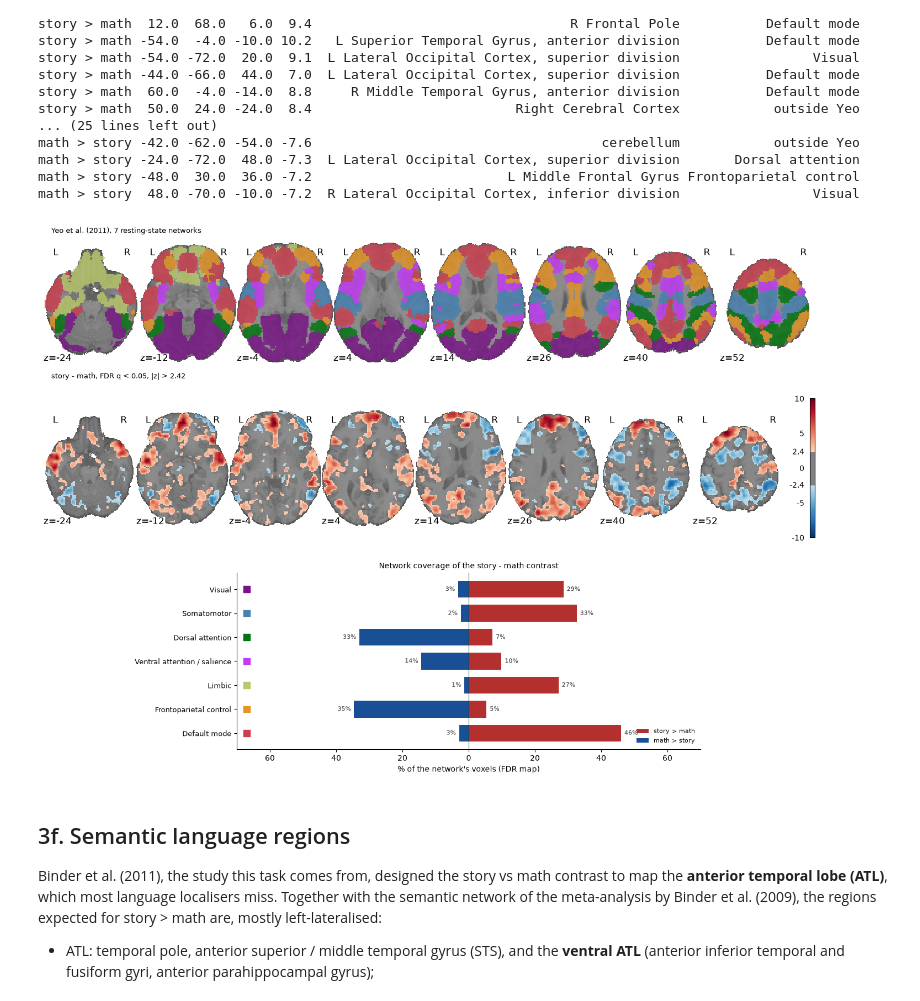
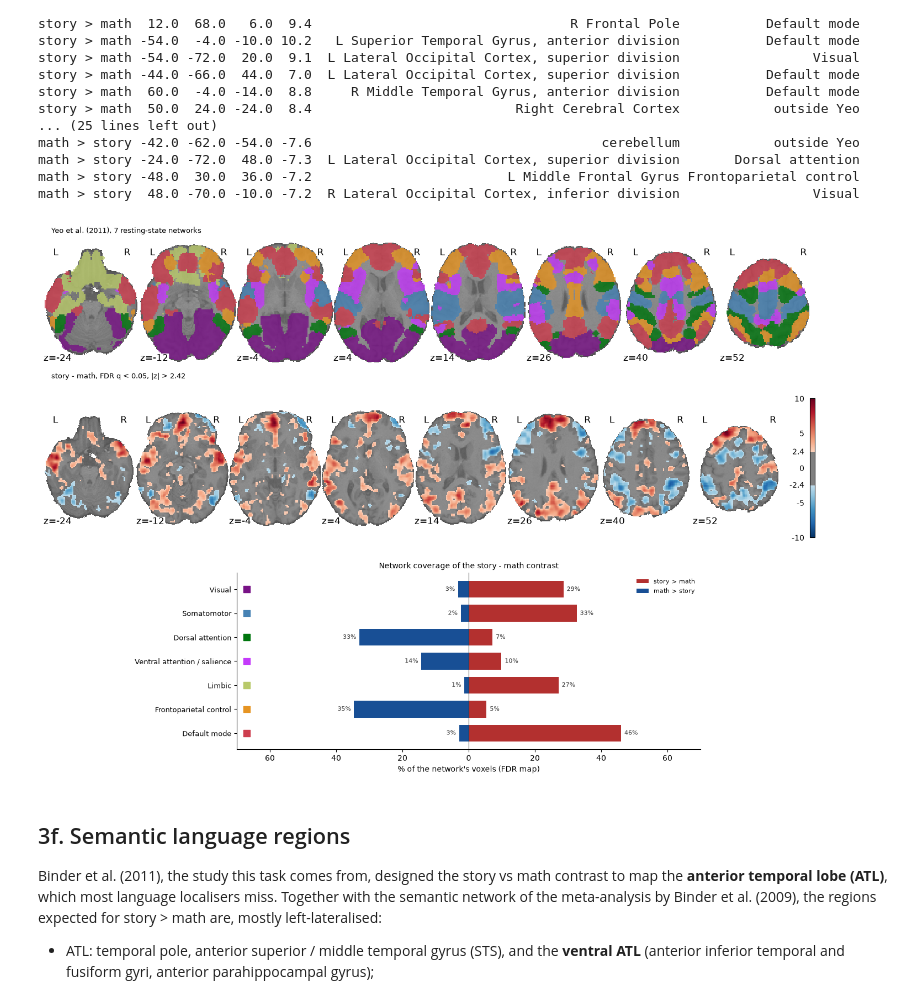
Before and after one commit to matt1234-cmd/NSSP-Mini-project-1, a Jupyter notebook: 02_glm.ipynb, the cells around one changed output. Saved outputs shown, nothing was run; the diff lists cells and outputs as text; code cells hidden in the pictures.

Commit message:
Part 1-3 GLM: comments on 3e (cerebellum, effect of the atlas dilation), legend of figure 7e

```diff
--- a/02_glm.ipynb
+++ b/02_glm.ipynb
@@ -675,35 +675,35 @@ yeo_cmap = _ListedColormap(list(NETWORK_COLORS.values()))
 
 fig = plt.figure(figsize=(14, 10))
 ax_net = fig.add_axes([0, 0.70, 1, 0.28])
 ax_map = fig.add_axes([0, 0.40, 1, 0.28])
 ax_bar = fig.add_axes([0.25, 0.03, 0.6, 0.32])
 display = plotting.plot_roi(net_img, bg_img=anat_mni, display_mode="z", cut_coords=Z_CUTS, axes=ax_net,
                             cmap=yeo_cmap, vmin=0.5, vmax=7.5, alpha=0.8, black_bg=False, draw_cross=False,
                             colorbar=False)
 display.title("Yeo et al. (2011), 7 resting-state networks", size=9, color="black", bgcolor="white")
 display = plot_map(z_sm_thr, thr_sm, f"story - math, FDR q < {FDR_ALPHA}, |z| > {thr_sm:.2f}", ax_map)
 
 nt = network_table.iloc[:-1][::-1]                                      # Yeo networks, first one on top
 ypos = np.arange(len(nt))
 ax_bar.barh(ypos, nt["coverage story>math (%)"], color="#b3302f", height=0.7, label="story > math")
 ax_bar.barh(ypos, -nt["coverage math>story (%)"], color="#184f95", height=0.7, label="math > story")
 for y, (s, m) in enumerate(zip(nt["coverage story>math (%)"], nt["coverage math>story (%)"])):
     ax_bar.text(s + 1, y, f"{s:.0f}%", va="center", fontsize=8, color="#333333")
     ax_bar.text(-m - 1, y, f"{m:.0f}%", va="center", ha="right", fontsize=8, color="#333333")
 ax_bar.set_yticks(ypos, nt["network"], fontsize=9)
 ax_bar.set_xlim(-70, 70)
 ax_bar.scatter(np.full(len(nt), -67), ypos, marker="s", s=70,                     # network colour, as in the atlas
                c=[NETWORK_COLORS[n] for n in nt["network"]])
 ax_bar.axvline(0, color="#333333", lw=0.8)
 ax_bar.set_xticks(range(-60, 61, 20), [f"{abs(v)}" for v in range(-60, 61, 20)])
 ax_bar.set_xlabel("% of the network's voxels (FDR map)")
 ax_bar.set_title("Network coverage of the story - math contrast", fontsize=10)
-ax_bar.legend(loc="lower right", frameon=False, fontsize=8)
+ax_bar.legend(loc="upper right", frameon=False, fontsize=8)
 ax_bar.spines[["top", "right"]].set_visible(False)
 fig.savefig(op.join(fig_dir, "7e_networks.png"), dpi=FIG_DPI, bbox_inches="tight")
 plt.show()
 # %% [output]
-[figure, old version]
+[figure, new version]
 # %% [markdown]
 ## 3f. Semantic language regions
 
```
Also changed, not shown: parts of 1 cell of this notebook.
